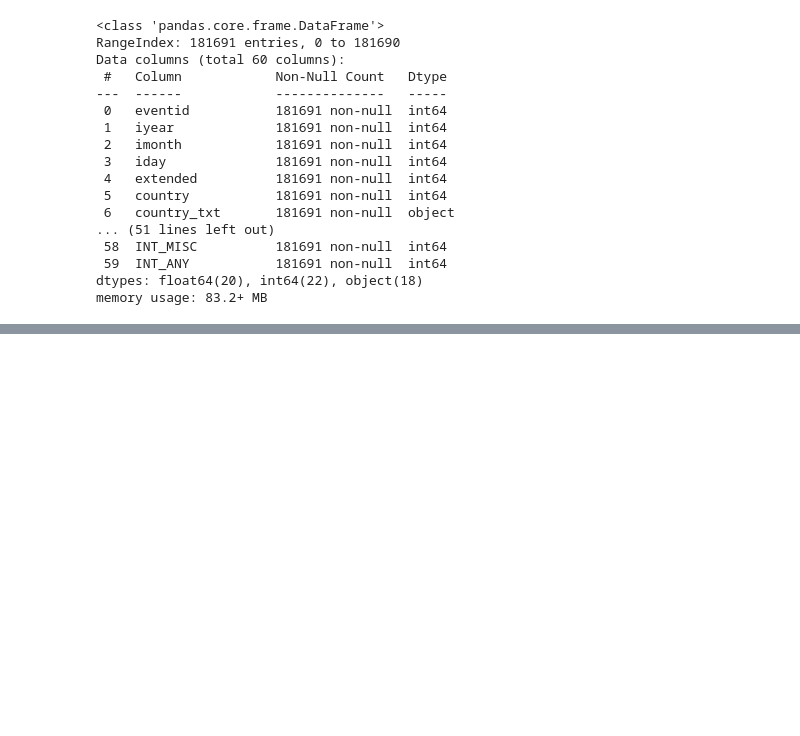
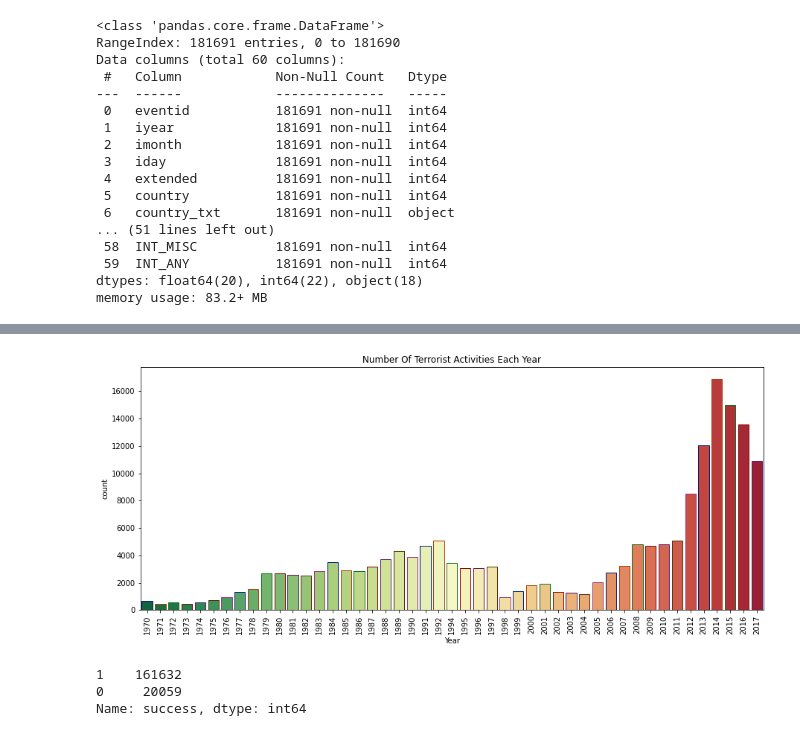
Before and after one commit to chinu1997/Team5-Capstone, a Jupyter notebook: Chinmaya_Devprasad_Team_5_Capstone_Project1.ipynb, the cells around one changed output, grey strips where cells are left out. Cells and saved outputs as stored; diff of their text form; code cells hidden in the pictures; blank space fills up the shorter version.

```diff
--- a/Chinmaya_Devprasad_Team_5_Capstone_Project1.ipynb
+++ b/Chinmaya_Devprasad_Team_5_Capstone_Project1.ipynb
@@ -89,0 +69,6 @@ terror_df.groupby('iyear').agg({'success':sum}).plot(kind='bar')
+# %%
+terror_df.rename(columns={'iyear':'Year','imonth':'Month','iday':'Day','country_txt':'Country','region_txt':'Region',
+                          'attacktype1_txt':'AttackType','target1':'Target',
+                          'nkill':'Killed','nwound':'Wounded','summary':'Summary',
+                          'gname':'Group','targtype1_txt':'Target_type',
+                          'weaptype1_txt':'Weapon_type'},inplace=True)
@@ -89,0 +84,16 @@ terror_df.groupby('iyear').agg({'success':sum}).plot(kind='bar')
+# %%
+
+plt.subplots(figsize=(15,6))
+sns.countplot('Year',data=terror_df,palette='RdYlGn_r',edgecolor=sns.color_palette('dark',7))
+plt.xticks(rotation=90)
+plt.title('Number Of Terrorist Activities Each Year')
+plt.show()
+# %% [output]
+[figure, added]
+# %%
+main=terror_df.success.value_counts()
+main
+# %% [output]
+1    161632
+0     20059
+Name: success, dtype: int64
```
Also changed, not shown: parts of 17 cells of this notebook.
